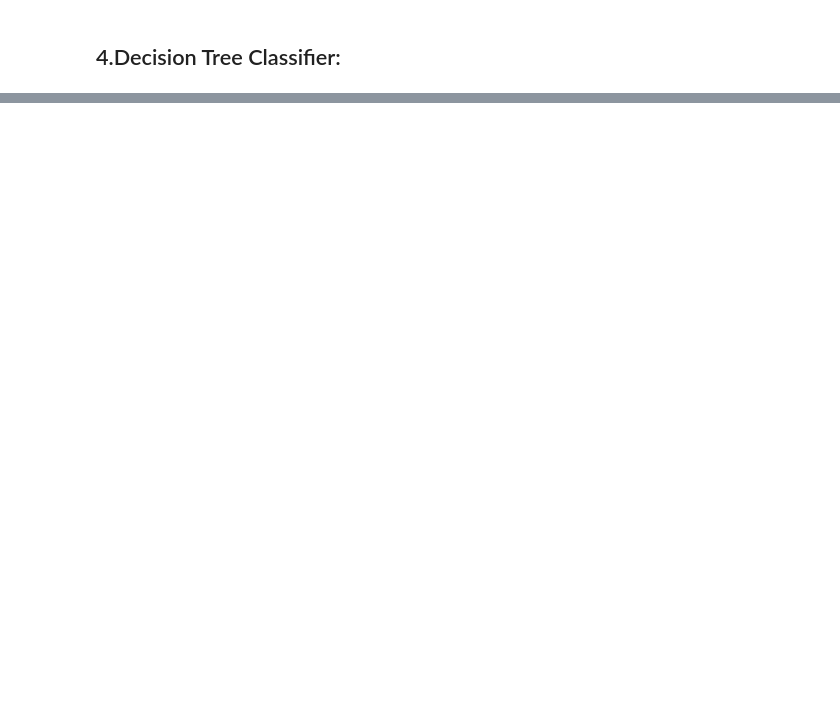
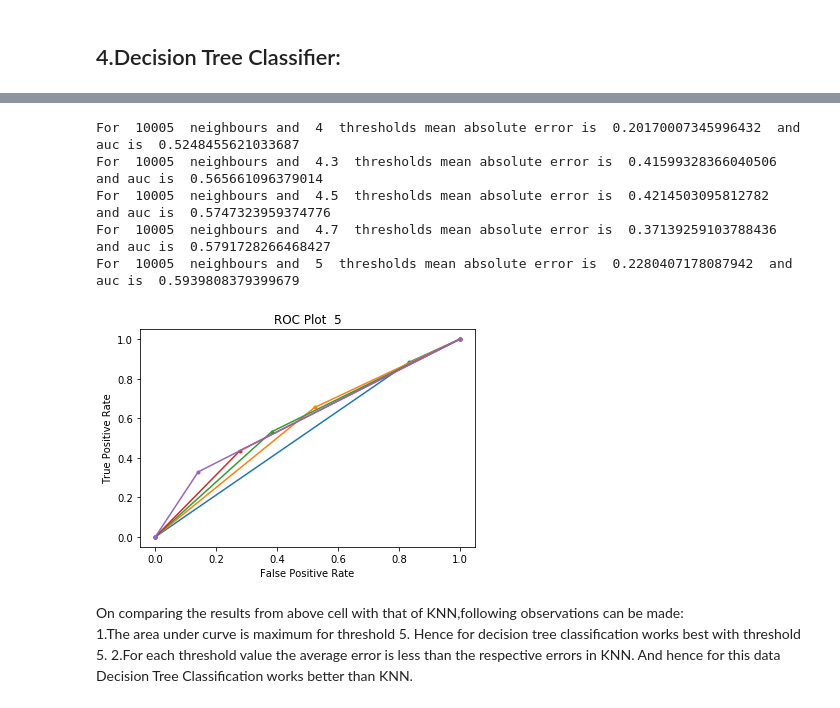
Before and after one commit to subodhsondkar/Data_Analytics_Classification_Project, a Jupyter notebook: Earthquake_pred.ipynb, the cells around one changed output, grey strips where cells are left out. Saved outputs shown, nothing was run; the diff lists cells and outputs as text; code cells hidden in the pictures; blank space fills up the shorter version.

```diff
--- a/Earthquake_pred.ipynb
+++ b/Earthquake_pred.ipynb
@@ -258,0 +256,31 @@ Overall from above observations the best results are by taking 13-57 neighbours
+# %%
+from sklearn.tree import DecisionTreeClassifier
+
+threshold=[4,4.3,4.5,4.7,5]
+
+for th in threshold:
+    model = DecisionTreeClassifier(random_state=0)
+    col_name="Threshold_"+str(th)
+    model.fit(train_x,train_y[col_name])
+    pred_y=model.predict(test_x)
+    mea=mean_absolute_error(pred_y,test_y[col_name])
+    auc = roc_auc_score(test_y[col_name],pred_y)
+    print("For ",i," neighbours and ",th," thresholds mean absolute error is ",mea," and auc is ",auc)
+    fpr, tpr, _ = roc_curve(test_y[col_name],pred_y)
+    plt.plot(fpr, tpr, marker='.', label='Decision Tree (AUROC = %0.3f)' % auc)
+    plt.title('ROC Plot  '+str(th))
+    # Axis labels
+    plt.xlabel('False Positive Rate')
+    plt.ylabel('True Positive Rate')
+# %% [output]
+For  10005  neighbours and  4  thresholds mean absolute error is  0.20170007345996432  and auc is  0.5248455621033687
+For  10005  neighbours and  4.3  thresholds mean absolute error is  0.41599328366040506  and auc is  0.565661096379014
+For  10005  neighbours and  4.5  thresholds mean absolute error is  0.4214503095812782  and auc is  0.5747323959374776
+For  10005  neighbours and  4.7  thresholds mean absolute error is  0.37139259103788436  and auc is  0.5791728266468427
+For  10005  neighbours and  5  thresholds mean absolute error is  0.2280407178087942  and auc is  0.5939808379399679
+[figure, added]
+# %% [markdown]
+On comparing the results from above cell with that of KNN,following observations can be made:<br>
+1.The area under curve is maximum for threshold 5. Hence for decision tree classification works best with threshold 5.
+2.For each threshold value the average error is less than the respective errors in KNN.
+And hence for this data Decision Tree Classification works better than KNN.
```
Also changed, not shown: parts of 3 cells of this notebook.
